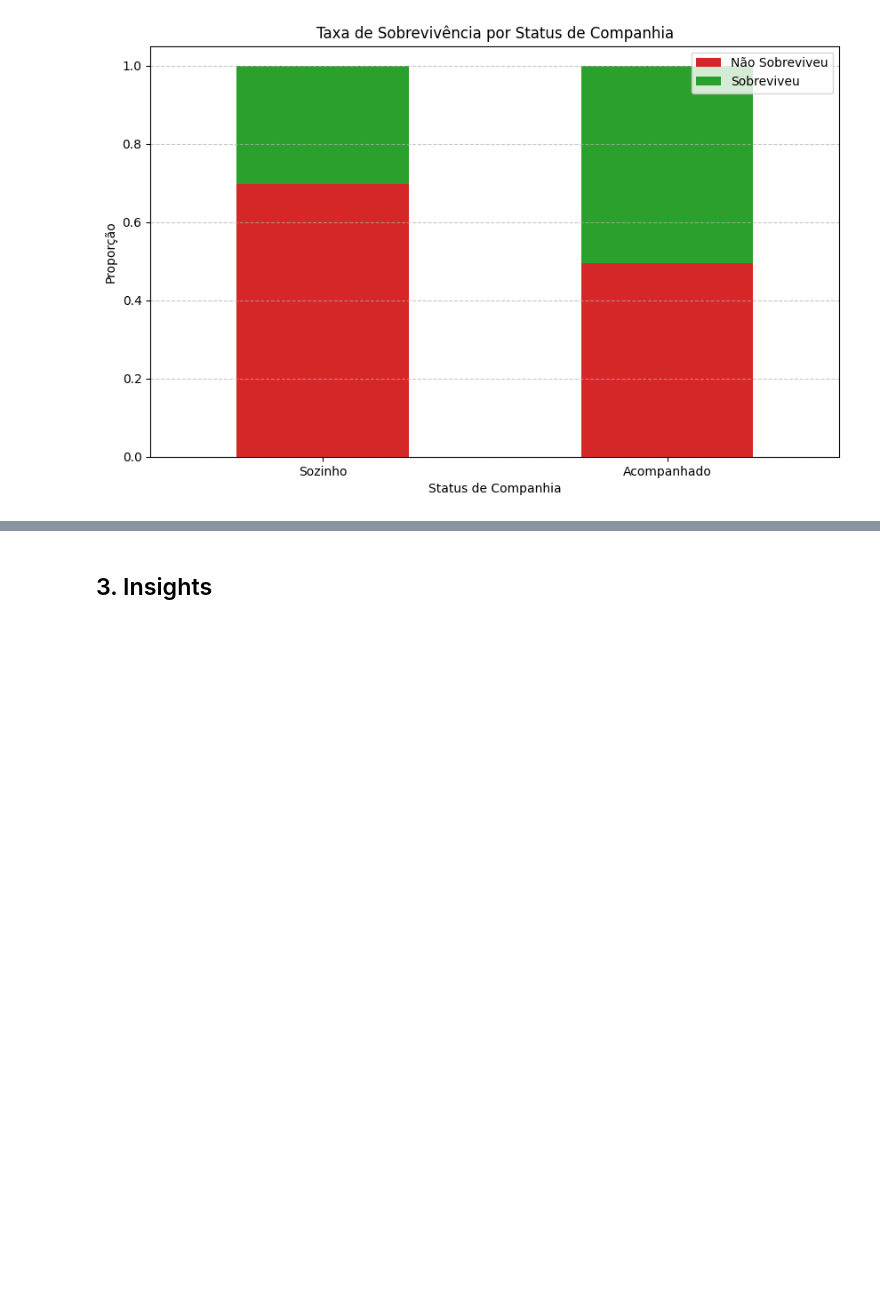
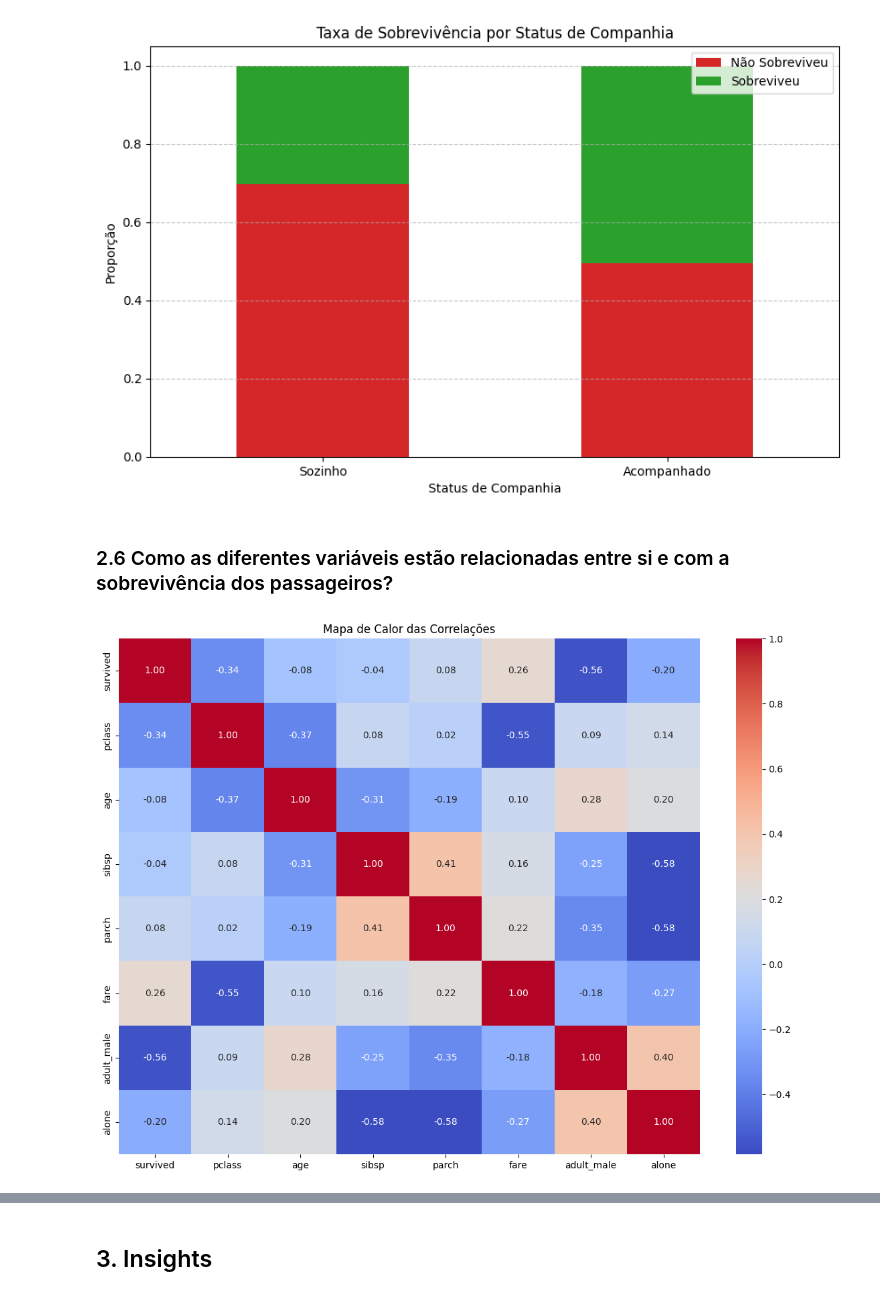
Before and after one commit to Helena190/Titanic-Data-Analysis-Python-Project, a Jupyter notebook: notebooks/01-exploratory_data_analysis.ipynb, the cells around one changed output, grey strips where cells are left out. Drawn from its saved outputs; the diff is of its cells as text; code cells hidden in the pictures; blank space fills up the shorter version.

```diff
--- a/notebooks/01-exploratory_data_analysis.ipynb
+++ b/notebooks/01-exploratory_data_analysis.ipynb
@@ -158,3 +175,16 @@ plt.grid(axis='y', linestyle='--', alpha=0.7)
 plt.show()
 # %% [output]
 [figure]
+# %% [markdown]
+### 2.6 Como as diferentes variáveis estão relacionadas entre si e com a sobrevivência dos passageiros?
+# %%
+# Calcular correlações, considerando apenas colunas numéricas
+correlation_matrix = df.corr(numeric_only=True)
+
+# Plotar mapa de calor de correlações
+plt.figure(figsize=(14, 10))
+sns.heatmap(correlation_matrix, annot=True, cmap='coolwarm', fmt='.2f')
+plt.title('Mapa de Calor das Correlações')
+plt.show()
+# %% [output]
+[figure, added]
```
Also changed, not shown: parts of 4 cells of this notebook.
